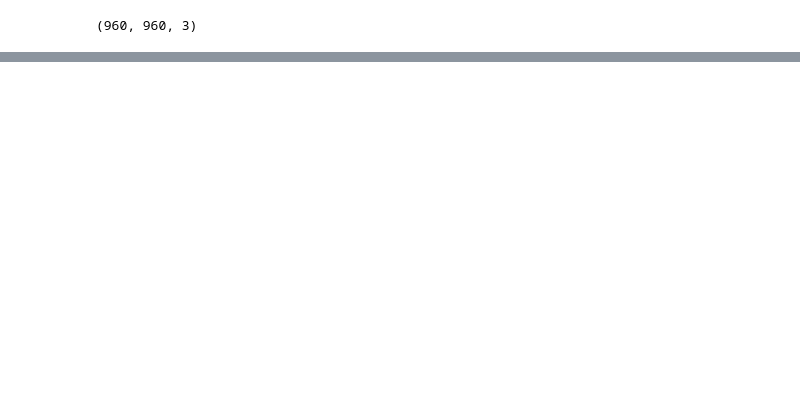
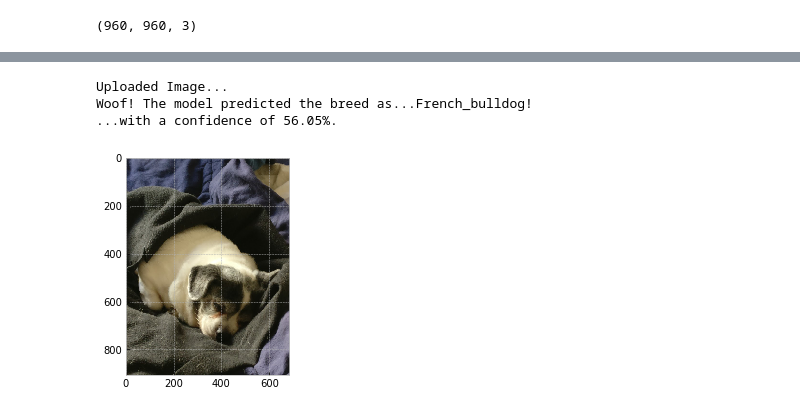
Before and after one commit to thegarrickchu/Springboard-Dog_Breed_Classifier, a Jupyter notebook: notebooks/vgg_model.ipynb, the cells around one changed output, grey strips where cells are left out. Saved outputs shown, nothing was run; the diff lists cells and outputs as text; code cells hidden in the pictures; blank space fills up the shorter version.

```diff
--- a/notebooks/vgg_model.ipynb
+++ b/notebooks/vgg_model.ipynb
@@ -547,0 +624,9 @@ ValueError: Error when checking : expected lambda_1_input to have shape (3, 224,
+# %%
+predict_image('C:\\Users\\Garrick\\Downloads\\maggie.jpg')
+
+# trick question, even my parents don't know what kind of dog Maggie is
+# %% [output]
+Uploaded Image...
+Woof! The model predicted the breed as...French_bulldog!
+...with a confidence of 56.05%.
+[figure, added]
```
Also changed, not shown: parts of 22 cells of this notebook.
